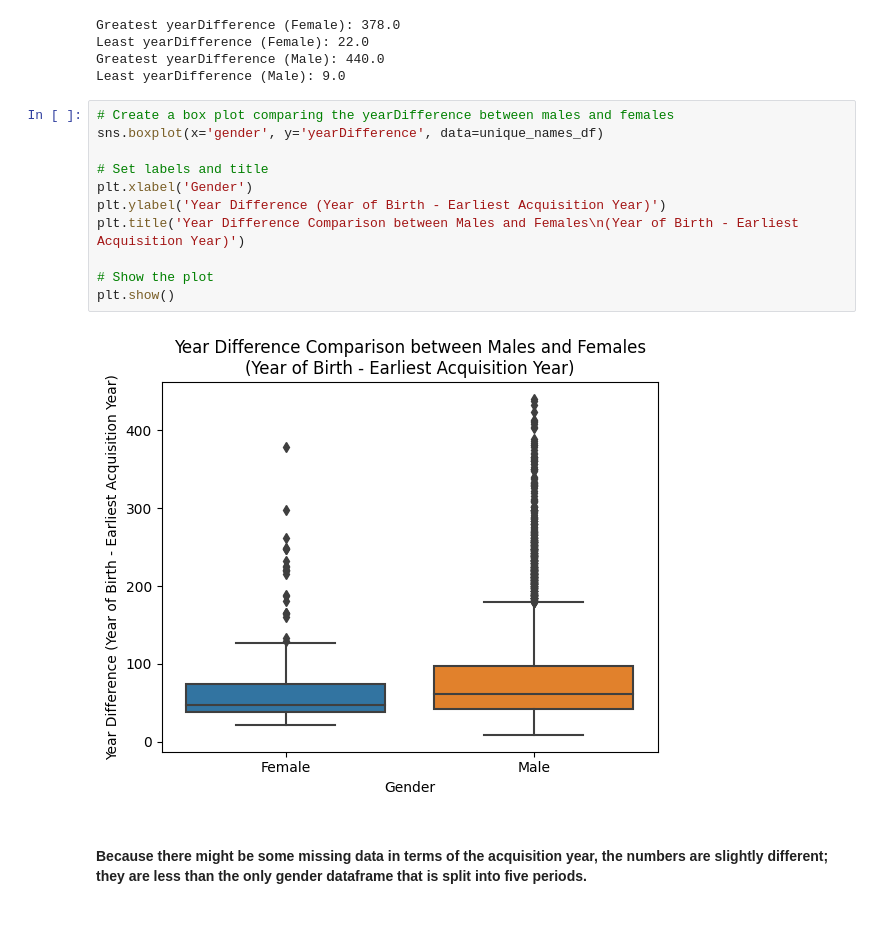
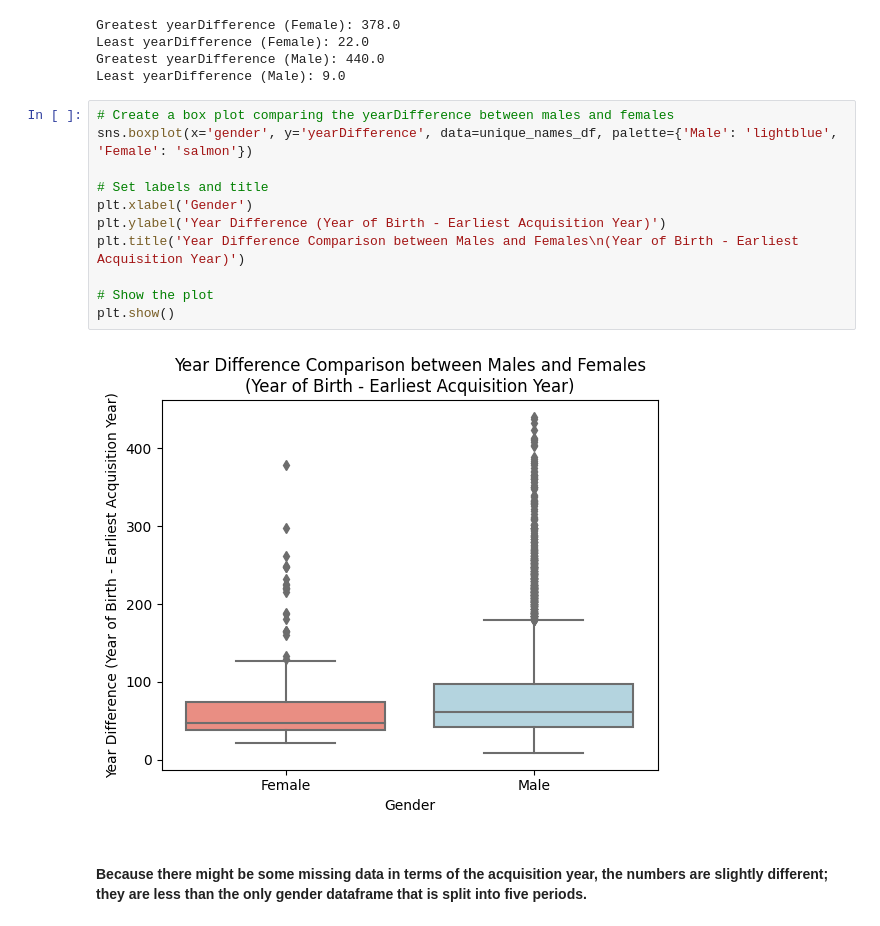
Before and after one commit to jennylzx/dissertation, a Jupyter notebook: notebooks/Tate_acquisitionYear.ipynb, the cells around one changed output. Drawn from its saved outputs; the diff is of its cells as text.

```diff
--- a/notebooks/Tate_acquisitionYear.ipynb
+++ b/notebooks/Tate_acquisitionYear.ipynb
@@ -183,17 +183,17 @@ Greatest yearDifference (Male): 440.0
 Least yearDifference (Male): 9.0
 # %%
 # Create a box plot comparing the yearDifference between males and females
-sns.boxplot(x='gender', y='yearDifference', data=unique_names_df)
+sns.boxplot(x='gender', y='yearDifference', data=unique_names_df, palette={'Male': 'lightblue', 'Female': 'salmon'})
 
 # Set labels and title
 plt.xlabel('Gender')
 plt.ylabel('Year Difference (Year of Birth - Earliest Acquisition Year)')
 plt.title('Year Difference Comparison between Males and Females\n(Year of Birth - Earliest Acquisition Year)')
 
 # Show the plot
 plt.show()
 # %% [output]
-[figure, old version]
+[figure, new version]
 # %% [markdown]
 #### Because there might be some missing data in terms of the acquisition year, the numbers are slightly different; they are less than the only gender dataframe that is split into five periods.
 # %%
```
Also changed, not shown: parts of 3 cells of this notebook, 8 other files.
